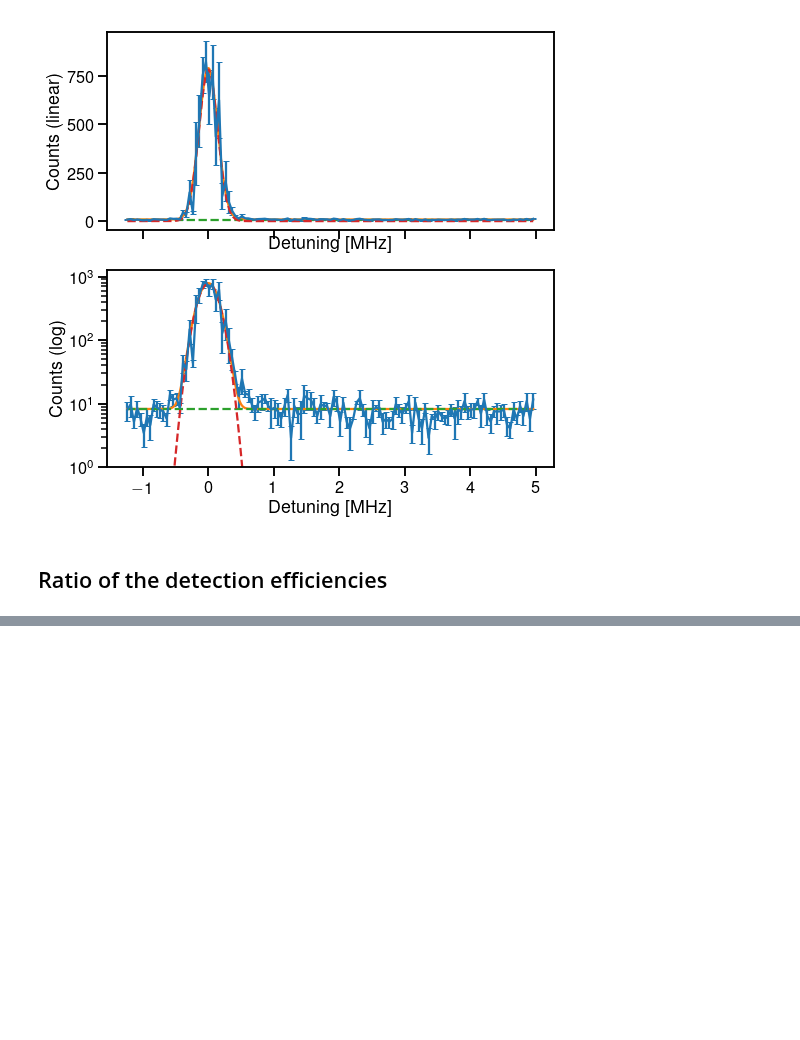
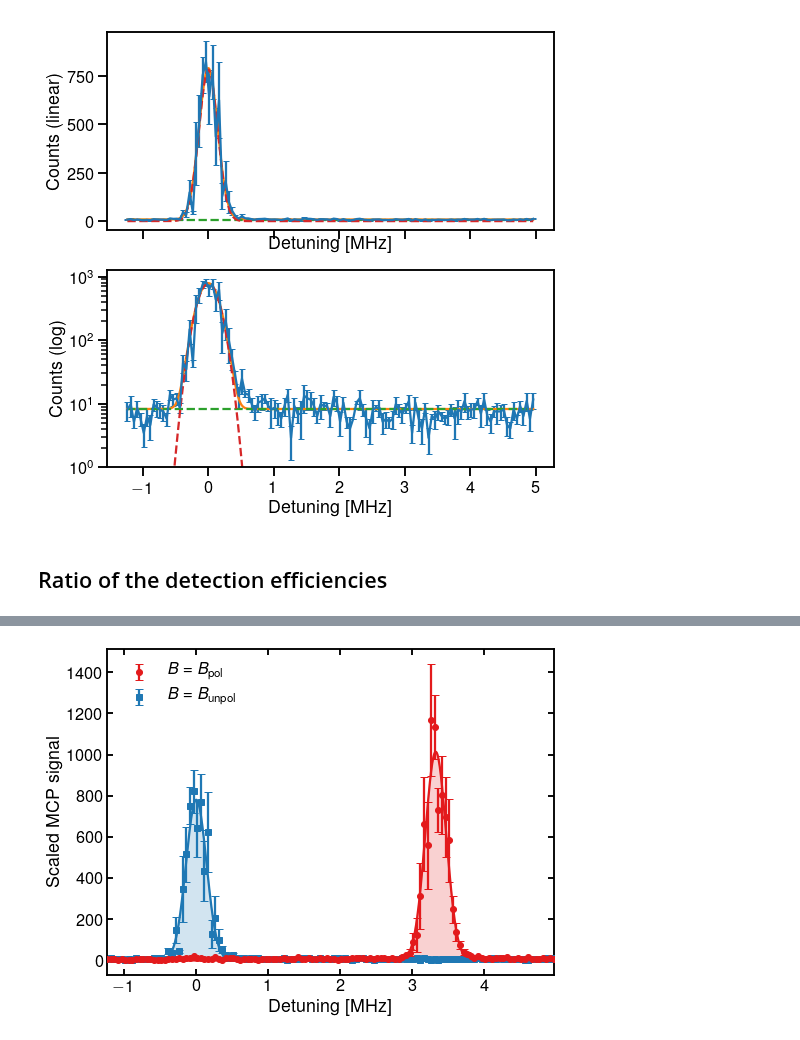
Before and after one commit to rogding/phd_thesis, a Jupyter notebook: chapters/probing_correlations/detection_efficiency_vs_B/B-field-set_points/detection_efficiency-B-field_set_point.ipynb, the cells around one changed output, grey strips where cells are left out. Cells and saved outputs as stored; diff of their text form; code cells hidden in the pictures; blank space fills up the shorter version.

```diff
--- a/chapters/probing_correlations/detection_efficiency_vs_B/B-field-set_points/detection_efficiency-B-field_set_point.ipynb
+++ b/chapters/probing_correlations/detection_efficiency_vs_B/B-field-set_points/detection_efficiency-B-field_set_point.ipynb
@@ -371,7 +372,13 @@ plt.show()
 [figure]
 # %%
 # Saving to variables
+pol_bg = ufloat(fit_result.params['bg_c0'].value, fit_result.params['bg_c0'].stderr)
+
 pol_int = ufloat(fit_result.params['d0_amplitude'].value, fit_result.params['d0_amplitude'].stderr)
+pol_center = ufloat(fit_result.params['d0_center'].value, fit_result.params['d0_center'].stderr)
+pol_sigma = ufloat(fit_result.params['d0_sigma'].value, fit_result.params['d0_sigma'].stderr)
+
+pol_fit_result = fit_result
 # %% [markdown]
 ## B = 0.434 V ("unpolarized" data)
 # %%
@@ -466,6 +473,12 @@ plt.show()
 [figure]
 # %%
 # Saving to variables
+unpol_bg = ufloat(fit_result.params['bg_c0'].value, fit_result.params['bg_c0'].stderr)
+
 unpol_int = ufloat(fit_result.params['d0_amplitude'].value, fit_result.params['d0_amplitude'].stderr)
+unpol_center = ufloat(fit_result.params['d0_center'].value, fit_result.params['d0_center'].stderr)
+unpol_sigma = ufloat(fit_result.params['d0_sigma'].value, fit_result.params['d0_sigma'].stderr)
+
+unpol_fit_result = fit_result
 # %% [markdown]
 ## Ratio of the detection efficiencies
@@ -475,0 +502,66 @@ print(pol_int/unpol_int)
+# %%
+[fig, axs] =plt.subplots(figsize=(8,6))
+
+##################################
+# Plot options
+pol_data_opt = {'fmt':'o',
+                'markersize':6,
+                'capsize':4,
+                'color':cp[5]}
+
+pol_fit_opt = {'color':cp[5]}
+
+unpol_data_opt = {'fmt':'s',
+                  'markersize':6,
+                  'capsize':4,
+                  'color':cp[1]}
+
+unpol_fit_opt = {'color':cp[1]}
+
+##################################
+# Polarized data
+
+x = pol_data['detuning']
+y = pol_data['sfiIntegral_adjusted','mean']
+y_unc = pol_data['sfiIntegral_adjusted','std']/np.sqrt(pol_data['count'])
+axs.errorbar(x, y, yerr=y_unc, **pol_data_opt, zorder=5, label=r'$B =B_{\text{pol}}$')
+
+# Polarized fit
+xfit = np.linspace(-2, 6, 1000, endpoint=True)
+fit_comps = pol_fit_result.eval_components(x=xfit)
+axs.plot(xfit, fit_comps[key], **pol_fit_opt, zorder=3)
+axs.fill_between(xfit, pol_bg.nominal_value, fit_comps[key], **pol_fit_opt, zorder=1, alpha=0.2)
+
+##################################
+# Unpolarized data
+
+x = unpol_data['detuning']
+y = unpol_data['sfiIntegral_adjusted','mean']
+y_unc = unpol_data['sfiIntegral_adjusted','std']/np.sqrt(unpol_data['count'])
+axs.errorbar(x, y, yerr=y_unc, **unpol_data_opt, zorder=4, label=r'$B = B_{\text{unpol}}$')
+
+# Unpolarized fit
+xfit = np.linspace(-2, 6, 1000, endpoint=True)
+fit_comps = unpol_fit_result.eval_components(x=xfit)
+axs.plot(xfit, fit_comps[key], **unpol_fit_opt, zorder=2)
+axs.fill_between(xfit, unpol_bg.nominal_value, fit_comps[key], **unpol_fit_opt, zorder=0, alpha=0.2)
+
+##################################
+# Figure options
+
+axs.tick_params(axis='both', which='both', direction='in', length=6,
+                bottom=True, left=True, top=True, right=True)
+
+plt.xlim(min([min(pol_data['detuning']), min(unpol_data['detuning'])]),
+         max([max(pol_data['detuning']), max(unpol_data['detuning'])]))
+
+plt.xlabel(r'Detuning [\si{\MHz}]')
+plt.ylabel(r'Scaled MCP signal')
+
+plt.legend(frameon=False, loc='upper left')
+
+plt.savefig('detection_efficiency_vs_B.pdf', bbox_inches='tight')
+
+plt.show()
+# %% [output]
+[figure, added]
```
Also changed, not shown: parts of 9 cells of this notebook, 2 other files.
